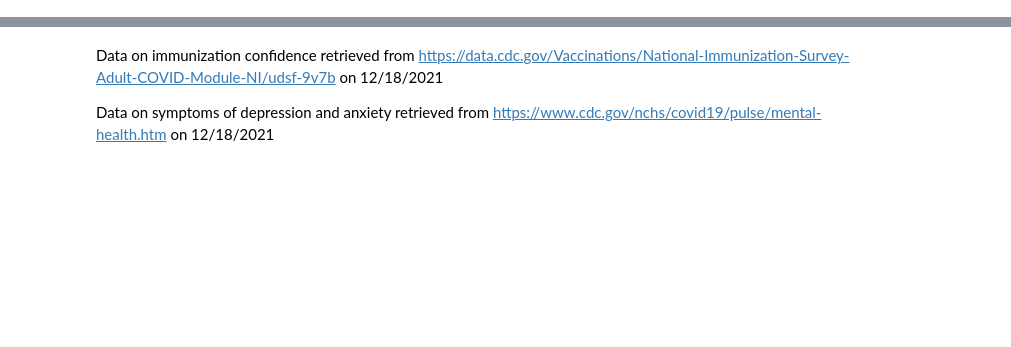
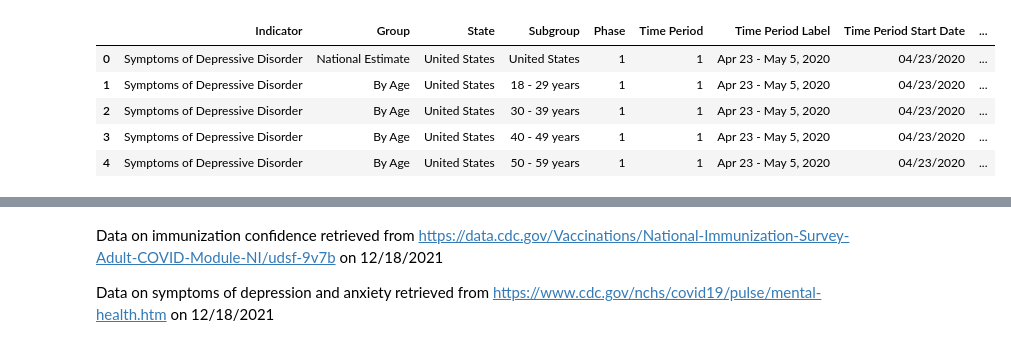
Before and after one commit to adamgrigg/tutorial, a Jupyter notebook: mental-health.ipynb, the cells around one changed output, grey strips where cells are left out. Drawn from its saved outputs; the diff is of its cells as text; code cells hidden in the pictures; blank space fills up the shorter version.

```diff
--- a/mental-health.ipynb
+++ b/mental-health.ipynb
@@ -12,0 +18,3 @@ import numpy as np
+# %%
+rawimm = pd.read_csv("data/immunization_survey.csv")
+rawhealth = pd.read_csv("data/health_survey.csv")
@@ -12,0 +30,9 @@ import numpy as np
+# %%
+rawhealth.head()
+# %% [output]
+|  | Indicator | Group | State | Subgroup | Phase | Time Period | Time Period Label | Time Period Start Date | ... |
+| 0 | Symptoms of Depressive Disorder | National Estimate | United States | United States | 1 | 1 | Apr 23 - May 5, 2020 | 04/23/2020 | ... |
+| 1 | Symptoms of Depressive Disorder | By Age | United States | 18 - 29 years | 1 | 1 | Apr 23 - May 5, 2020 | 04/23/2020 | ... |
+| 2 | Symptoms of Depressive Disorder | By Age | United States | 30 - 39 years | 1 | 1 | Apr 23 - May 5, 2020 | 04/23/2020 | ... |
+| 3 | Symptoms of Depressive Disorder | By Age | United States | 40 - 49 years | 1 | 1 | Apr 23 - May 5, 2020 | 04/23/2020 | ... |
+| 4 | Symptoms of Depressive Disorder | By Age | United States | 50 - 59 years | 1 | 1 | Apr 23 - May 5, 2020 | 04/23/2020 | ... |
```
Also changed, not shown: parts of 17 cells of this notebook, 1 other file.
